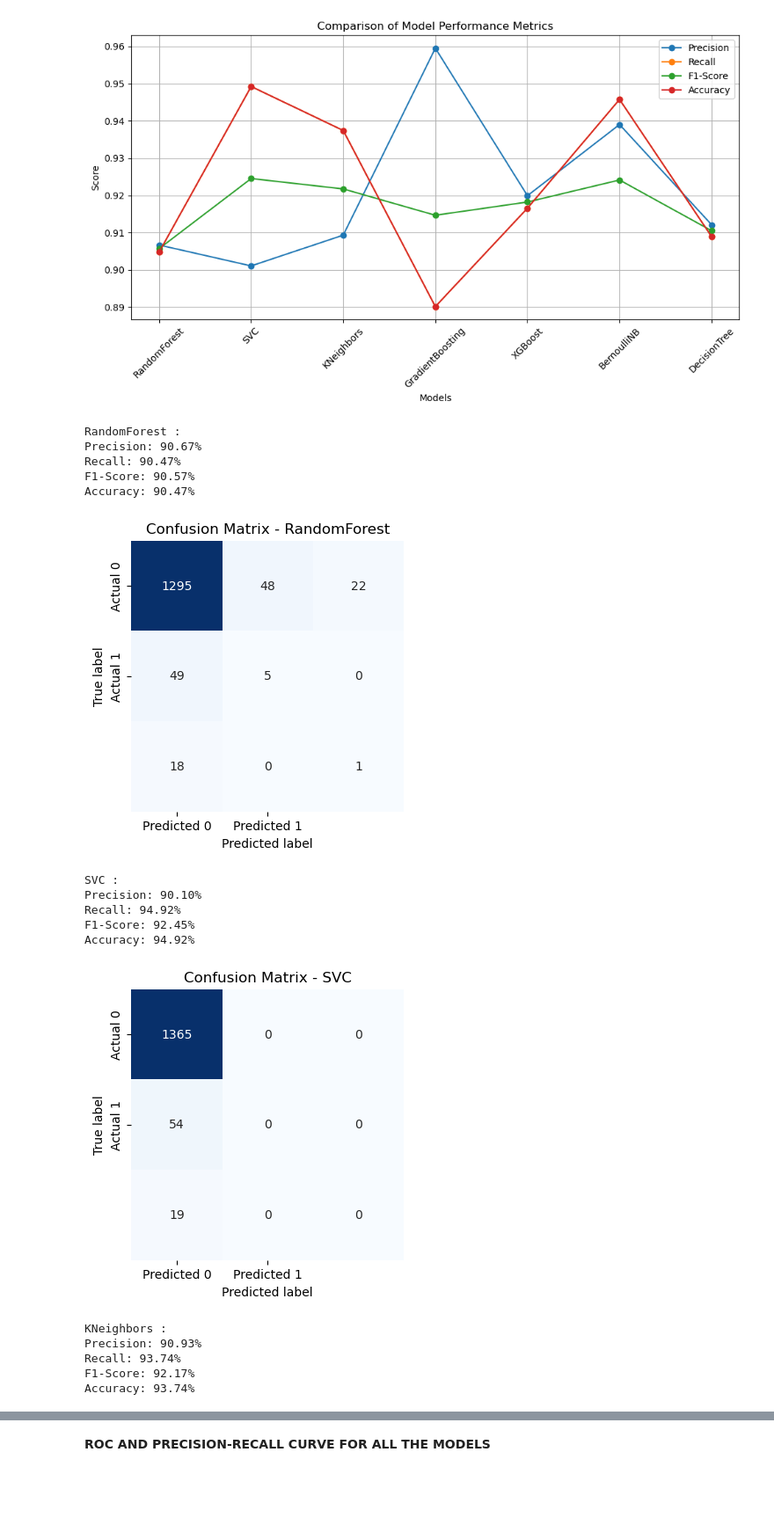
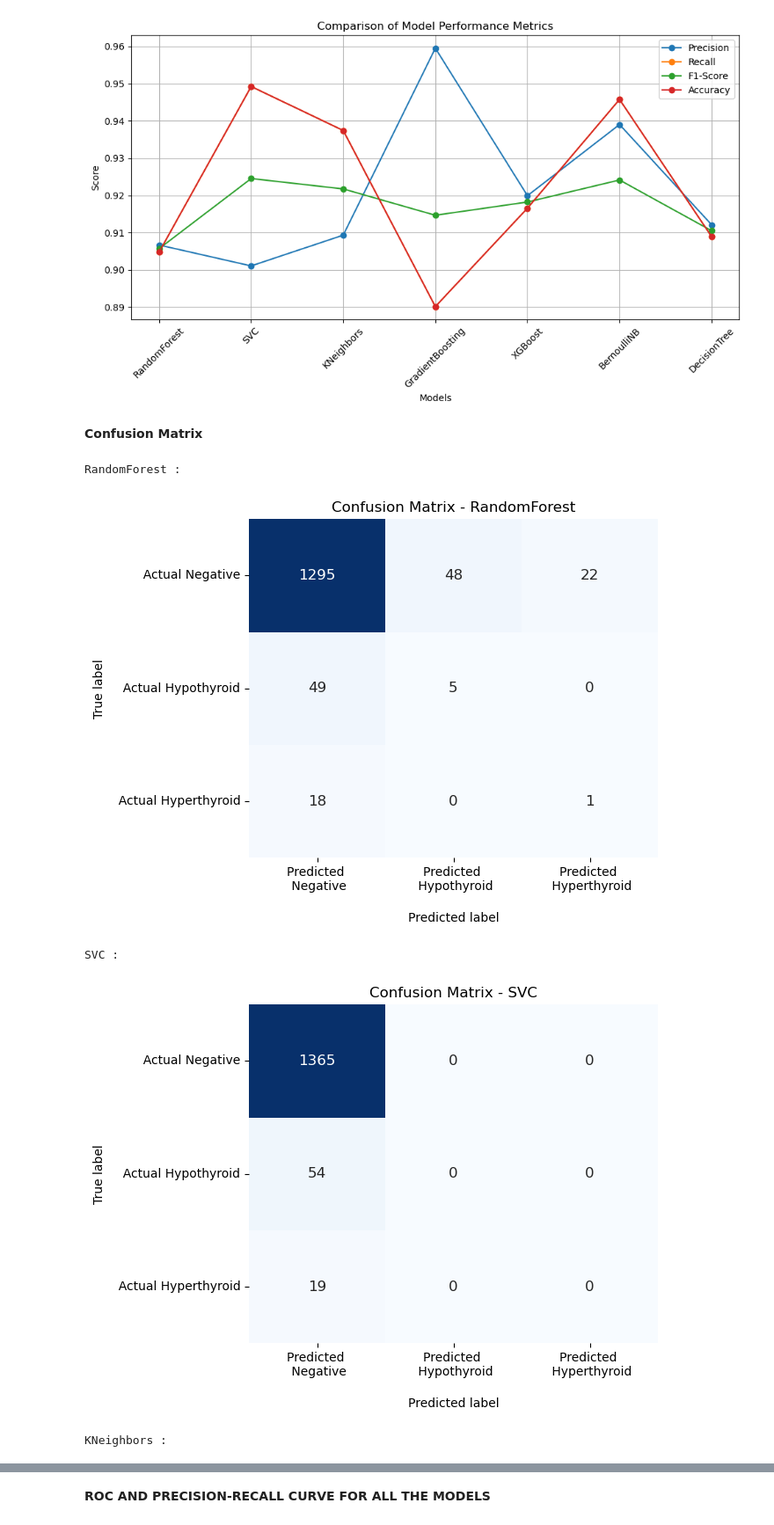
Before and after one commit to aashishops/Thyroid-Performance-Analysis, a Jupyter notebook: src/model_comp.ipynb, the cells around one changed output, grey strips where cells are left out. Shown at 88% size. Cells and saved outputs as stored; diff of their text form; code cells hidden in the pictures; blank space fills up the shorter version.

Commit message:
Confusion matrix

```diff
--- a/src/model_comp.ipynb
+++ b/src/model_comp.ipynb
@@ -223,56 +223,44 @@ plt.tight_layout()
 plt.show()
 # %% [output]
 [figure]
+# %% [markdown]
+**Confusion Matrix**
 # %%
 from sklearn.model_selection import train_test_split
 from sklearn.metrics import confusion_matrix
 import seaborn as sns
 import matplotlib.pyplot as plt
 
-# Assuming 'models' is a dictionary containing your machine learning models
-
-#
+class_labels = {
+    0: 'Negative',
+    1: 'Hypothyroid',
+    2: 'Hyperthyroid'
+}
 
 for model_name, model in models.items():
-    # Train the model (if needed, you might have already trained it outside the loop)
 
-    # Make predictions on the test set
     y_pred = model.predict(X_test)
 
-    # Display model name
     print(model_name, ":")
 
-    # Print other evaluation results (you may have a function named 'results' for this)
-    results(y_test, y_pred)
-    report(y_test, y_pred)
-
-    # Create confusion matrix
     cm = confusion_matrix(y_test, y_pred)
 
-    # Plot confusion matrix using seaborn
-    plt.figure(figsize=(4, 4))
+    unique_labels = sorted(set(y_test))
+    tick_labels = [f"  Actual {class_labels[label]}" for label in unique_labels]
+
+    plt.figure(figsize=(6, 5))
     sns.heatmap(cm, annot=True, fmt="g", cmap="Blues", cbar=False,
-                xticklabels=["Predicted 0", "Predicted 1"],
-                yticklabels=["Actual 0", "Actual 1"])
-    plt.xlabel("Predicted label")
+                xticklabels=[f"Predicted \n {class_labels[label]}" for label in unique_labels],
+                yticklabels=tick_labels, annot_kws={"size": 12})
+    plt.xlabel("\nPredicted label")
     plt.ylabel("True label")
+    plt.xticks(rotation=0)
+
     plt.title(f"Confusion Matrix - {model_name}")
     plt.show()
 # %% [output]
 RandomForest :
-Precision: 90.67%
-Recall: 90.47%
-F1-Score: 90.57%
-Accuracy: 90.47%
-[figure, old version]
+[figure, new version]
 SVC :
-Precision: 90.10%
-Recall: 94.92%
-F1-Score: 92.45%
-Accuracy: 94.92%
-[figure, old version]
+[figure, new version]
 KNeighbors :
-Precision: 90.93%
-Recall: 93.74%
-F1-Score: 92.17%
-Accuracy: 93.74%
```
Also changed, not shown: parts of 2 cells of this notebook.
